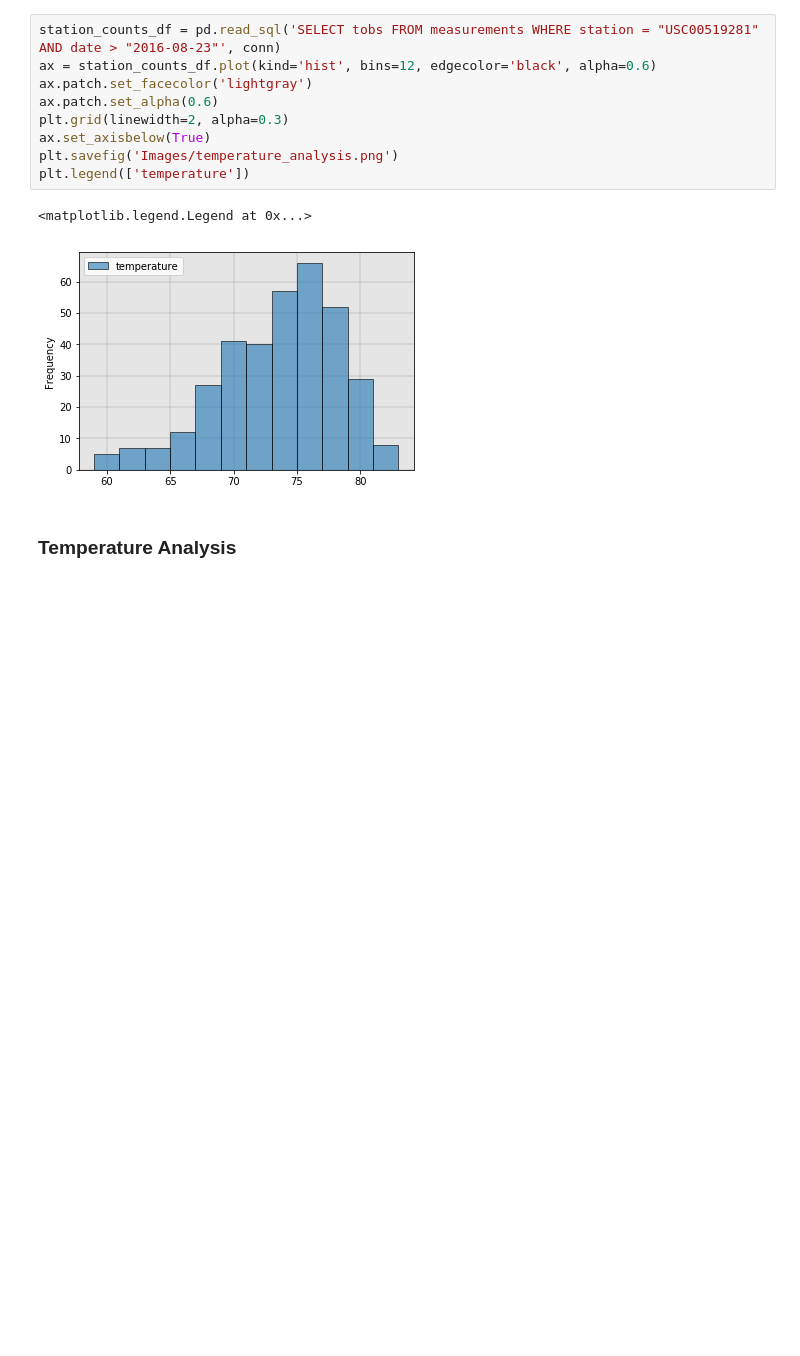
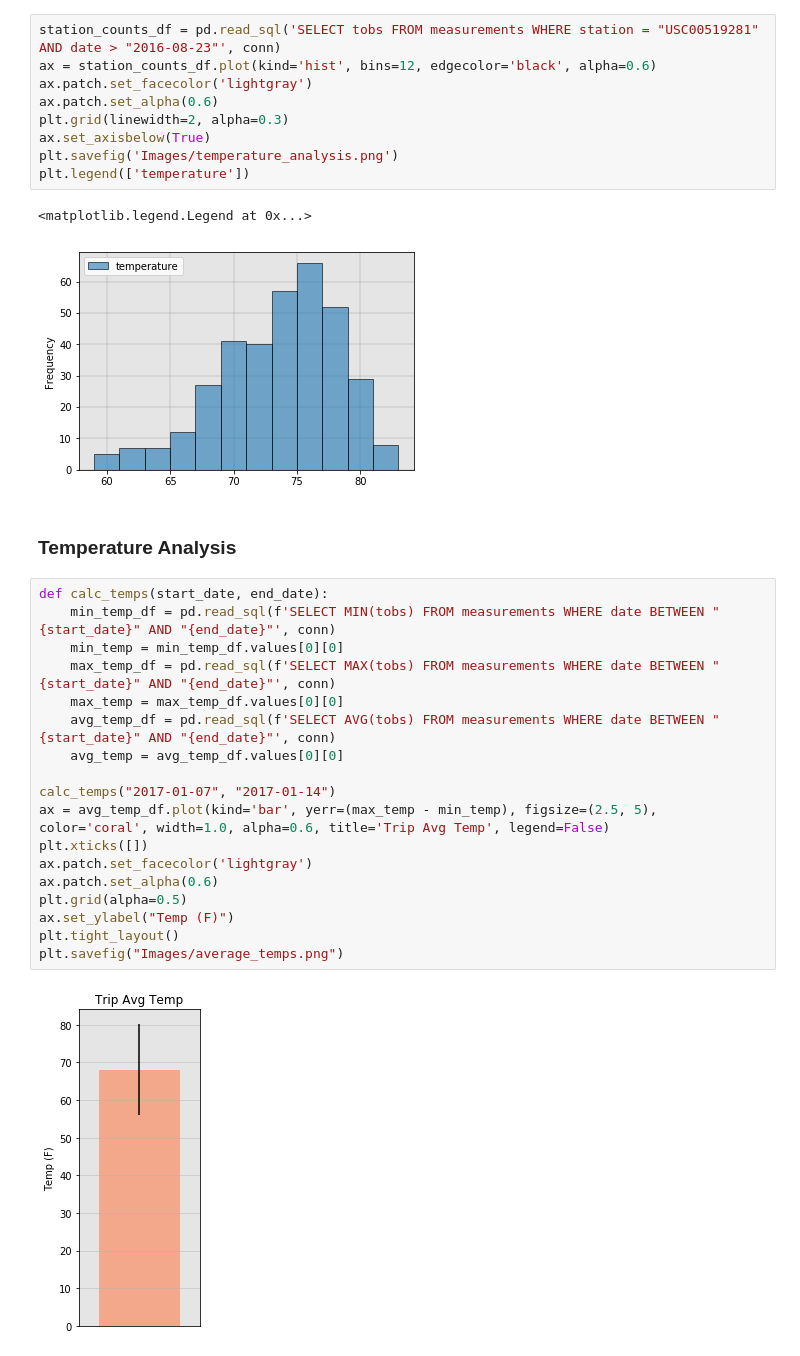
Before and after one commit to AMRiehle/sql-alchemy-challenge, a Jupyter notebook: climate_analysis.ipynb, the cells around one changed output. Drawn from its saved outputs; the diff is of its cells as text; blank space fills up the shorter version.

Commit message:
Build chart with error bar

```diff
--- a/climate_analysis.ipynb
+++ b/climate_analysis.ipynb
@@ -104,3 +104,23 @@ plt.legend(['temperature'])
 [figure]
 # %% [markdown]
 ### Temperature Analysis
+# %%
+def calc_temps(start_date, end_date):
+    min_temp_df = pd.read_sql(f'SELECT MIN(tobs) FROM measurements WHERE date BETWEEN "{start_date}" AND "{end_date}"', conn)
+    min_temp = min_temp_df.values[0][0]
+    max_temp_df = pd.read_sql(f'SELECT MAX(tobs) FROM measurements WHERE date BETWEEN "{start_date}" AND "{end_date}"', conn)
+    max_temp = max_temp_df.values[0][0]
+    avg_temp_df = pd.read_sql(f'SELECT AVG(tobs) FROM measurements WHERE date BETWEEN "{start_date}" AND "{end_date}"', conn)
+    avg_temp = avg_temp_df.values[0][0]
+
+calc_temps("2017-01-07", "2017-01-14")
+ax = avg_temp_df.plot(kind='bar', yerr=(max_temp - min_temp), figsize=(2.5, 5), color='coral', width=1.0, alpha=0.6, title='Trip Avg Temp', legend=False)
+plt.xticks([])
+ax.patch.set_facecolor('lightgray')
+ax.patch.set_alpha(0.6)
+plt.grid(alpha=0.5)
+ax.set_ylabel("Temp (F)")
+plt.tight_layout()
+plt.savefig("Images/average_temps.png")
+# %% [output]
+[figure, added]
```
Also changed, not shown: 1 other file.
